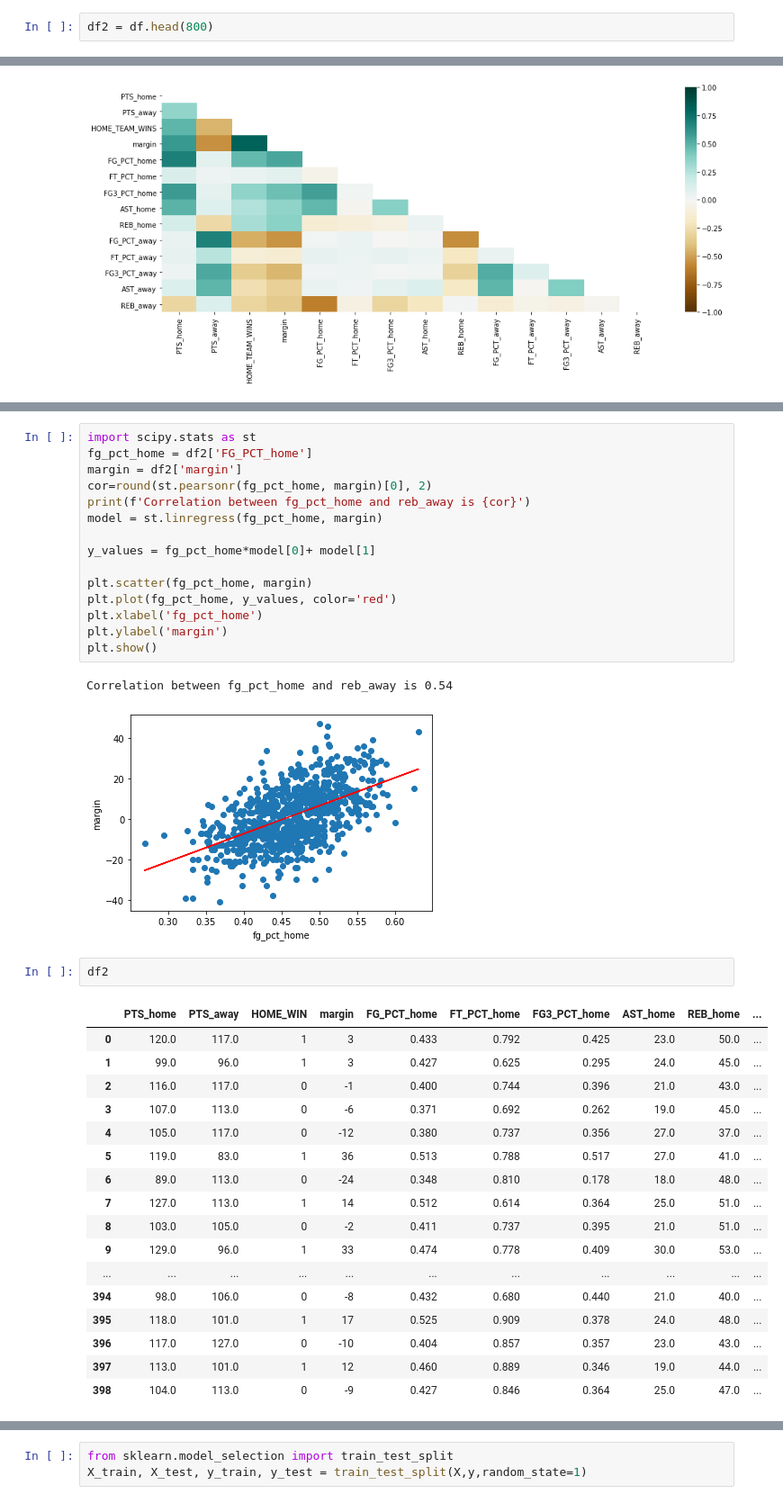
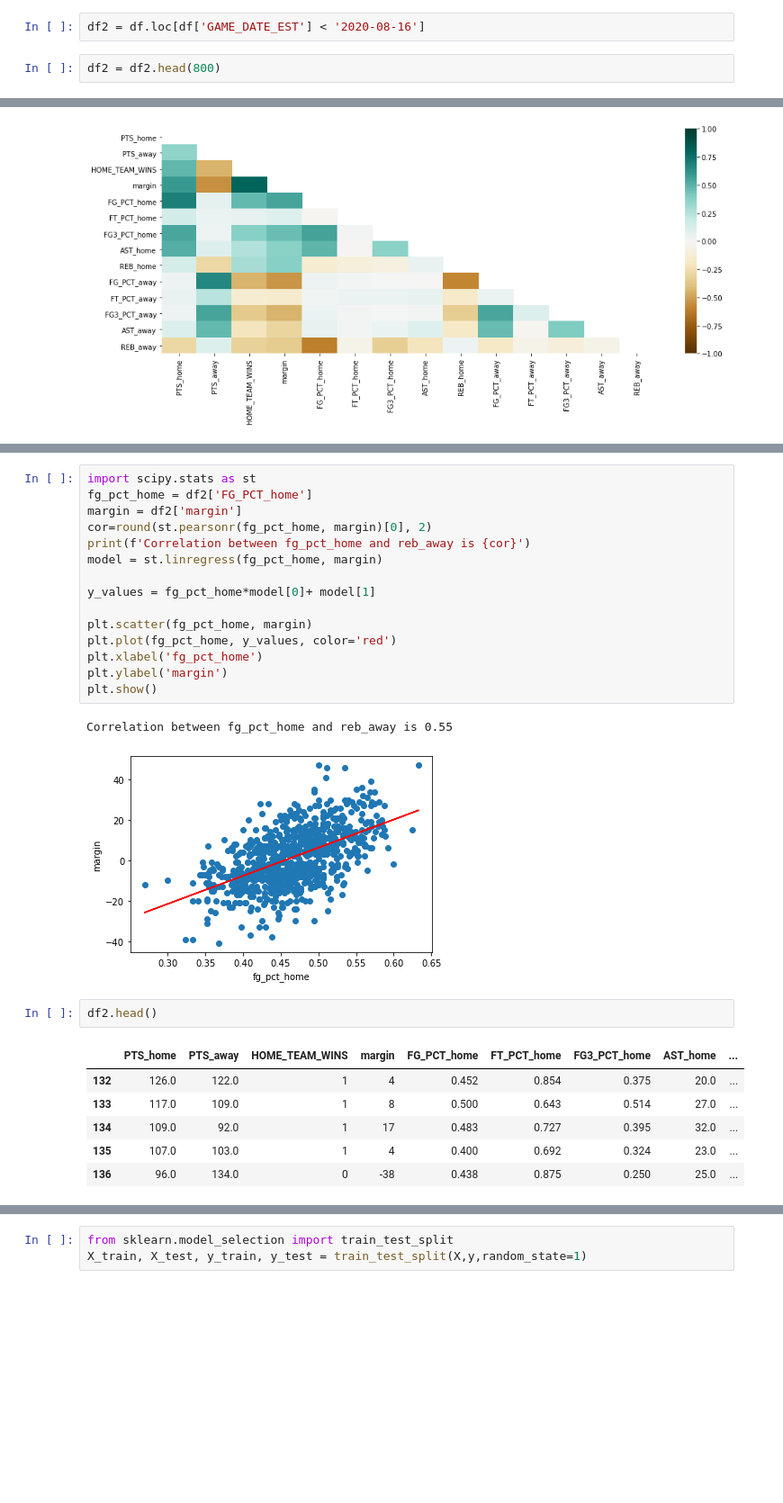
Before and after one commit to firedynasty/project-3, a Jupyter notebook: Stanley_analytics/nba_games_prediction.ipynb, the cells around one changed output, grey strips where cells are left out. Shown: that part at 90% size. Drawn from its saved outputs; the diff is of its cells as text; blank space fills up the shorter version.

```diff
--- a/Stanley_analytics/nba_games_prediction.ipynb
+++ b/Stanley_analytics/nba_games_prediction.ipynb
@@ -21,8 +21,10 @@ df.head(100)
 | 98 | 2020-08-25 | 41900165 | Final | 1610612743 | 1610612762 | 2019 | 1610612743 | ... |
 | 99 | 2020-08-25 | 41900155 | Final | 1610612746 | 1610612742 | 2019 | 1610612746 | ... |
 100 rows × 21 columns
+# %%
+df2 = df.loc[df['GAME_DATE_EST'] < '2020-08-16']
 # %%
-df2 = df.head(800)
+df2 = df2.head(800)
 # %%
 len(df2)
 # %% [output]
@@ -203,27 +209,16 @@ plt.xlabel('fg_pct_home')
 plt.ylabel('margin')
 plt.show()
 # %% [output]
-Correlation between fg_pct_home and reb_away is 0.54
+Correlation between fg_pct_home and reb_away is 0.55
-[figure, old version]
+[figure, new version]
 # %%
-df2
+df2.head()
 # %% [output]
-|  | PTS_home | PTS_away | HOME_WIN | margin | FG_PCT_home | FT_PCT_home | FG3_PCT_home | AST_home | REB_home | ... |
-| 0 | 120.0 | 117.0 | 1 | 3 | 0.433 | 0.792 | 0.425 | 23.0 | 50.0 | ... |
-| 1 | 99.0 | 96.0 | 1 | 3 | 0.427 | 0.625 | 0.295 | 24.0 | 45.0 | ... |
-| 2 | 116.0 | 117.0 | 0 | -1 | 0.400 | 0.744 | 0.396 | 21.0 | 43.0 | ... |
-| 3 | 107.0 | 113.0 | 0 | -6 | 0.371 | 0.692 | 0.262 | 19.0 | 45.0 | ... |
-| 4 | 105.0 | 117.0 | 0 | -12 | 0.380 | 0.737 | 0.356 | 27.0 | 37.0 | ... |
-| 5 | 119.0 | 83.0 | 1 | 36 | 0.513 | 0.788 | 0.517 | 27.0 | 41.0 | ... |
-| 6 | 89.0 | 113.0 | 0 | -24 | 0.348 | 0.810 | 0.178 | 18.0 | 48.0 | ... |
-| 7 | 127.0 | 113.0 | 1 | 14 | 0.512 | 0.614 | 0.364 | 25.0 | 51.0 | ... |
-| 8 | 103.0 | 105.0 | 0 | -2 | 0.411 | 0.737 | 0.395 | 21.0 | 51.0 | ... |
-| 9 | 129.0 | 96.0 | 1 | 33 | 0.474 | 0.778 | 0.409 | 30.0 | 53.0 | ... |
-| ... | ... | ... | ... | ... | ... | ... | ... | ... | ... | ... |
-| 394 | 98.0 | 106.0 | 0 | -8 | 0.432 | 0.680 | 0.440 | 21.0 | 40.0 | ... |
-| 395 | 118.0 | 101.0 | 1 | 17 | 0.525 | 0.909 | 0.378 | 24.0 | 48.0 | ... |
-| 396 | 117.0 | 127.0 | 0 | -10 | 0.404 | 0.857 | 0.357 | 23.0 | 43.0 | ... |
-| 397 | 113.0 | 101.0 | 1 | 12 | 0.460 | 0.889 | 0.346 | 19.0 | 44.0 | ... |
-| 398 | 104.0 | 113.0 | 0 | -9 | 0.427 | 0.846 | 0.364 | 25.0 | 47.0 | ... |
+|  | PTS_home | PTS_away | HOME_TEAM_WINS | margin | FG_PCT_home | FT_PCT_home | FG3_PCT_home | AST_home | ... |
+| 132 | 126.0 | 122.0 | 1 | 4 | 0.452 | 0.854 | 0.375 | 20.0 | ... |
+| 133 | 117.0 | 109.0 | 1 | 8 | 0.500 | 0.643 | 0.514 | 27.0 | ... |
+| 134 | 109.0 | 92.0 | 1 | 17 | 0.483 | 0.727 | 0.395 | 32.0 | ... |
+| 135 | 107.0 | 103.0 | 1 | 4 | 0.400 | 0.692 | 0.324 | 23.0 | ... |
+| 136 | 96.0 | 134.0 | 0 | -38 | 0.438 | 0.875 | 0.250 | 25.0 | ... |
 # %%
 #required to load dependencies
```
Also changed, not shown: parts of 33 cells of this notebook, 2 other files.
